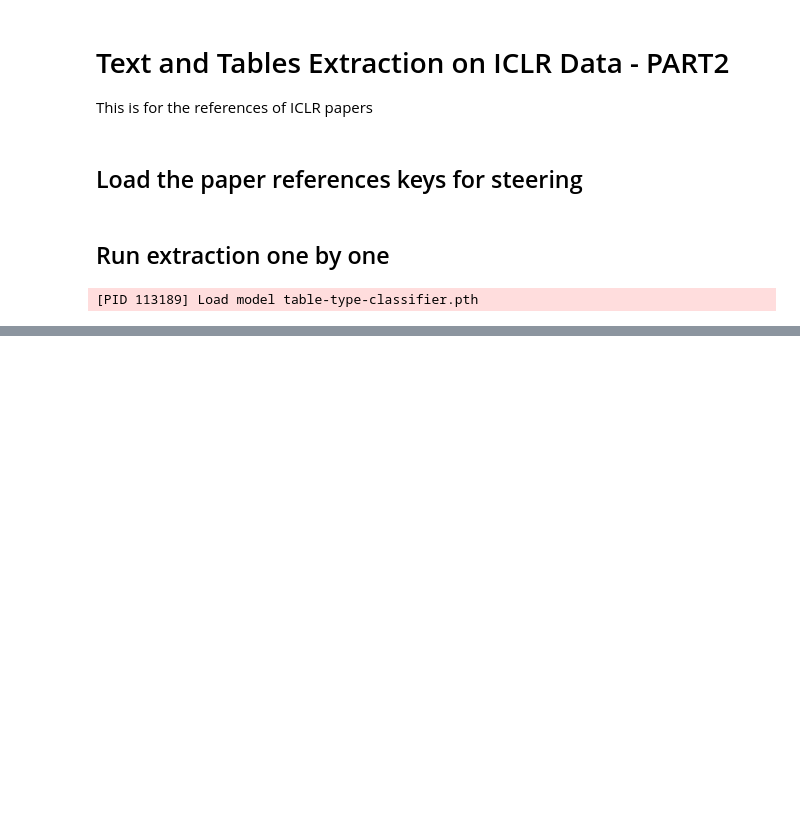
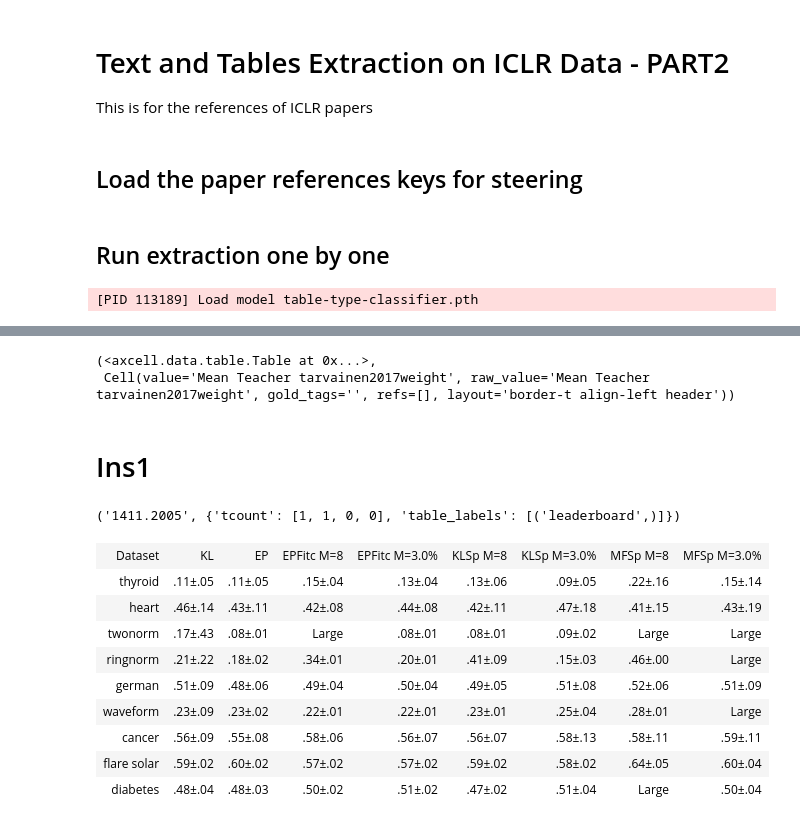
Before and after one commit to shruti-singh/meaningful-comparison, a Jupyter notebook: extraction_on_iclr_part2.ipynb, the cells around one changed output, grey strips where cells are left out. Drawn from its saved outputs; the diff is of its cells as text; code cells hidden in the pictures; blank space fills up the shorter version.

```diff
--- a/extraction_on_iclr_part2.ipynb
+++ b/extraction_on_iclr_part2.ipynb
@@ -400,0 +555,27 @@ KeyboardInterrupt:
+# %%
+paper.tables[0].df.loc[1,0]
+# %% [output]
+(<axcell.data.table.Table at 0x...>,
+ Cell(value='Mean Teacher tarvainen2017weight', raw_value='Mean Teacher tarvainen2017weight', gold_tags='', refs=[], layout='border-t align-left header'))
+# %% [markdown]
+# Ins1
+# %%
+nk = 557082
+iclr_ref_arxiv_map[nk], leaderboard_table_refs[nk]
+# %% [output]
+('1411.2005', {'tcount': [1, 1, 0, 0], 'table_labels': [('leaderboard',)]})
+# %%
+paper = pc.get_by_id(iclr_ref_arxiv_map[nk])
+# %%
+paper.tables[0]
+# %% [output]
+| Dataset | KL | EP | EPFitc M=8 | EPFitc M=3.0% | KLSp M=8 | KLSp M=3.0% | MFSp M=8 | MFSp M=3.0% |
+| thyroid | .11±.05 | .11±.05 | .15±.04 | .13±.04 | .13±.06 | .09±.05 | .22±.16 | .15±.14 |
+| heart | .46±.14 | .43±.11 | .42±.08 | .44±.08 | .42±.11 | .47±.18 | .41±.15 | .43±.19 |
+| twonorm | .17±.43 | .08±.01 | Large | .08±.01 | .08±.01 | .09±.02 | Large | Large |
+| ringnorm | .21±.22 | .18±.02 | .34±.01 | .20±.01 | .41±.09 | .15±.03 | .46±.00 | Large |
+| german | .51±.09 | .48±.06 | .49±.04 | .50±.04 | .49±.05 | .51±.08 | .52±.06 | .51±.09 |
+| waveform | .23±.09 | .23±.02 | .22±.01 | .22±.01 | .23±.01 | .25±.04 | .28±.01 | Large |
+| cancer | .56±.09 | .55±.08 | .58±.06 | .56±.07 | .56±.07 | .58±.13 | .58±.11 | .59±.11 |
+| flare solar | .59±.02 | .60±.02 | .57±.02 | .57±.02 | .59±.02 | .58±.02 | .64±.05 | .60±.04 |
+| diabetes | .48±.04 | .48±.03 | .50±.02 | .51±.02 | .47±.02 | .51±.04 | Large | .50±.04 |
```
Also changed, not shown: parts of 23 cells of this notebook, 1 other file.
